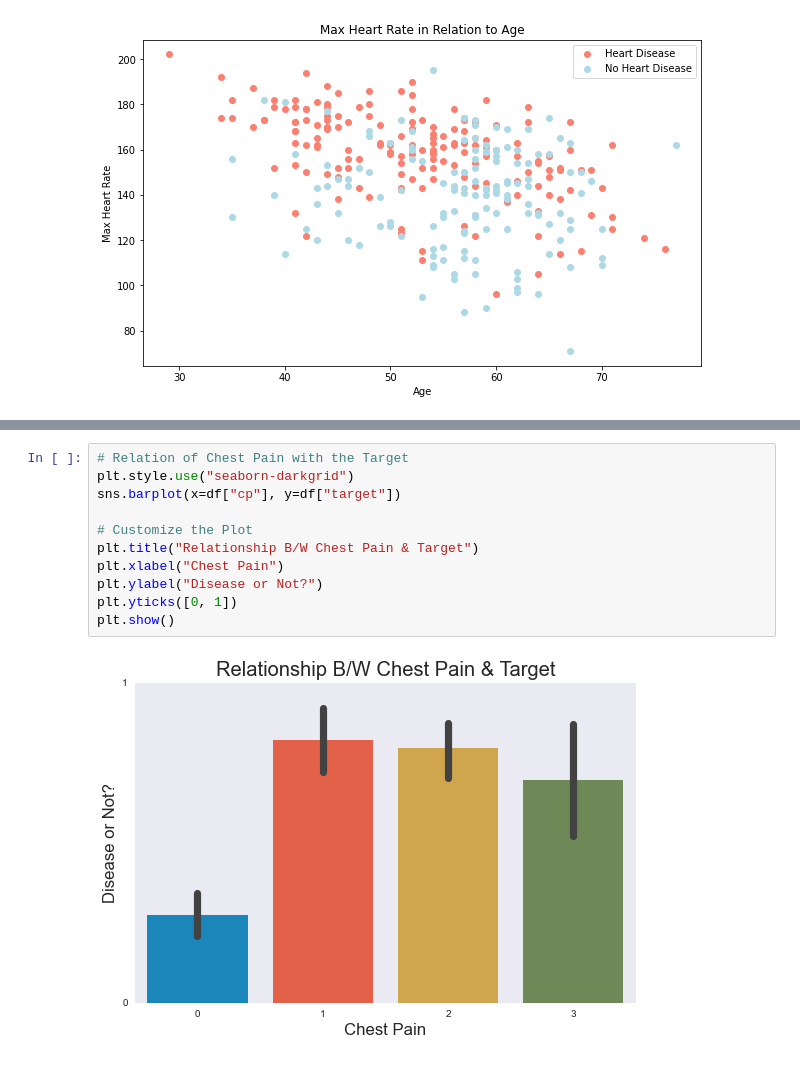
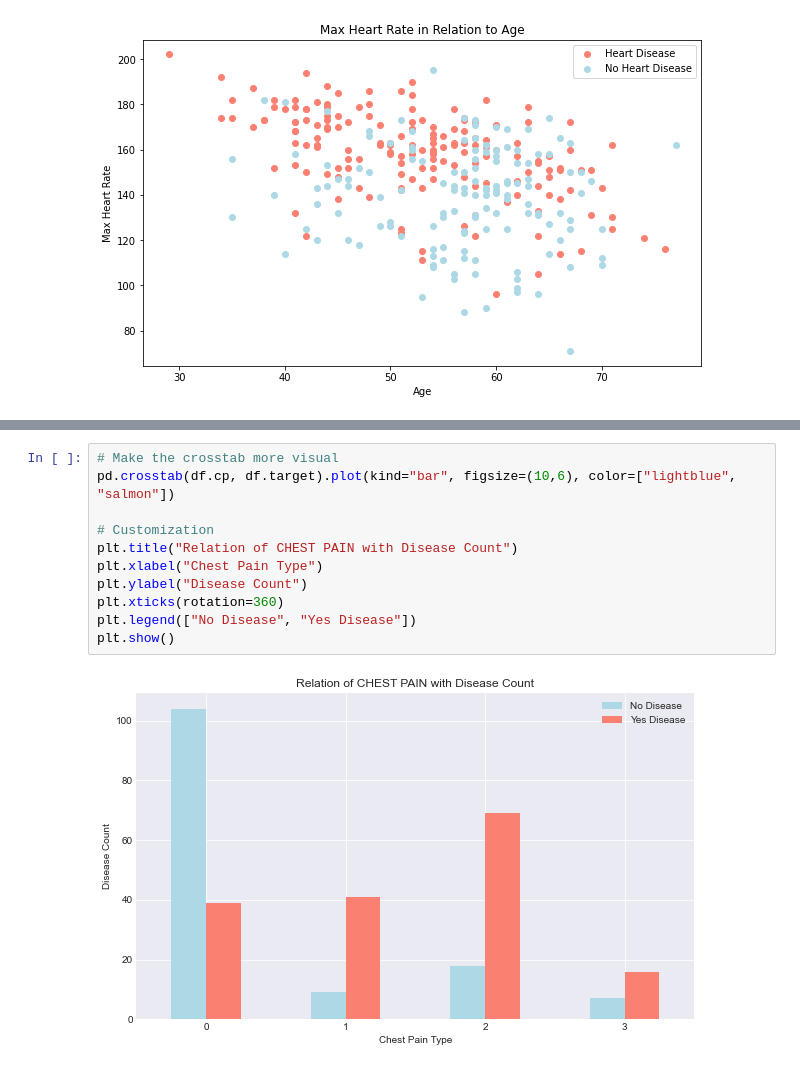
Before and after one commit to muhammadanas0716/Machine-Learning-101, a Jupyter notebook: Heart Disease Classification/Heart Disease Classification.ipynb, the cells around one changed output, grey strips where cells are left out. Drawn from its saved outputs; the diff is of its cells as text.

```diff
--- a/Heart Disease Classification/Heart Disease Classification.ipynb
+++ b/Heart Disease Classification/Heart Disease Classification.ipynb
@@ -319,13 +336,13 @@ plt.show()
 # %%
-# Relation of Chest Pain with the Target
-plt.style.use("seaborn-darkgrid")
-sns.barplot(x=df["cp"], y=df["target"])
+# Make the crosstab more visual
+pd.crosstab(df.cp, df.target).plot(kind="bar", figsize=(10,6), color=["lightblue", "salmon"])
 
-# Customize the Plot
-plt.title("Relationship B/W Chest Pain & Target")
-plt.xlabel("Chest Pain")
-plt.ylabel("Disease or Not?")
-plt.yticks([0, 1])
+# Customization
+plt.title("Relation of CHEST PAIN with Disease Count")
+plt.xlabel("Chest Pain Type")
+plt.ylabel("Disease Count")
+plt.xticks(rotation=360)
+plt.legend(["No Disease", "Yes Disease"])
 plt.show()
 # %% [output]
-[figure, old version]
+[figure, new version]
```
Also changed, not shown: parts of 6 cells of this notebook.
